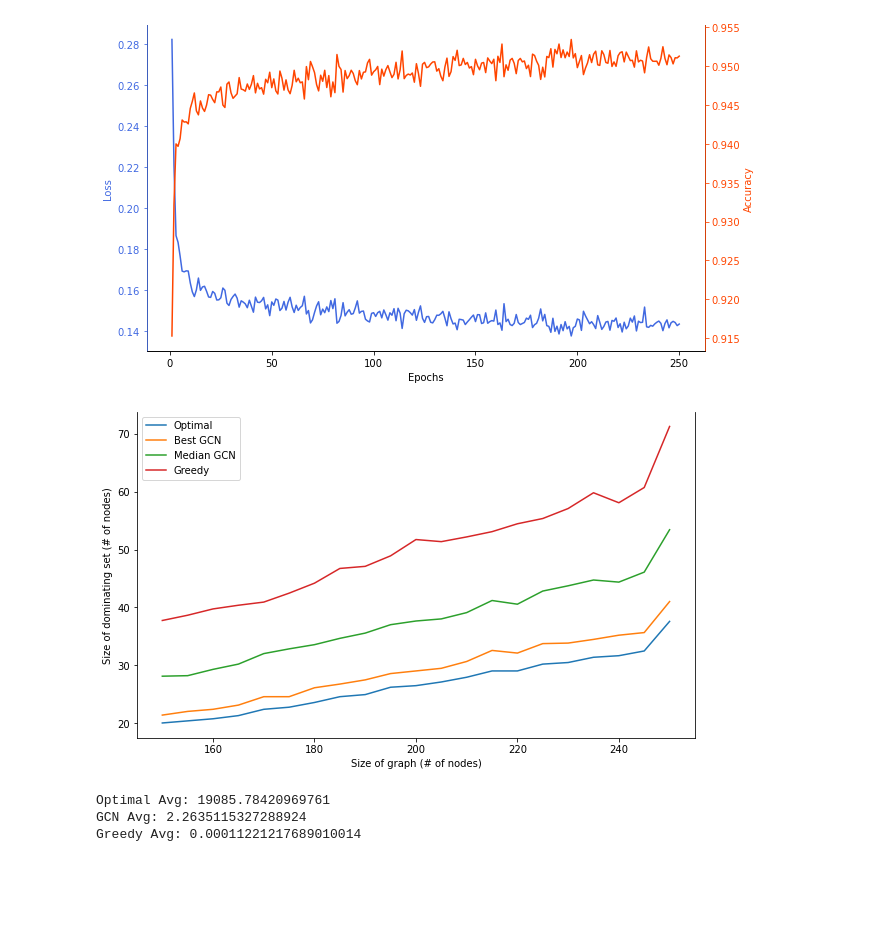
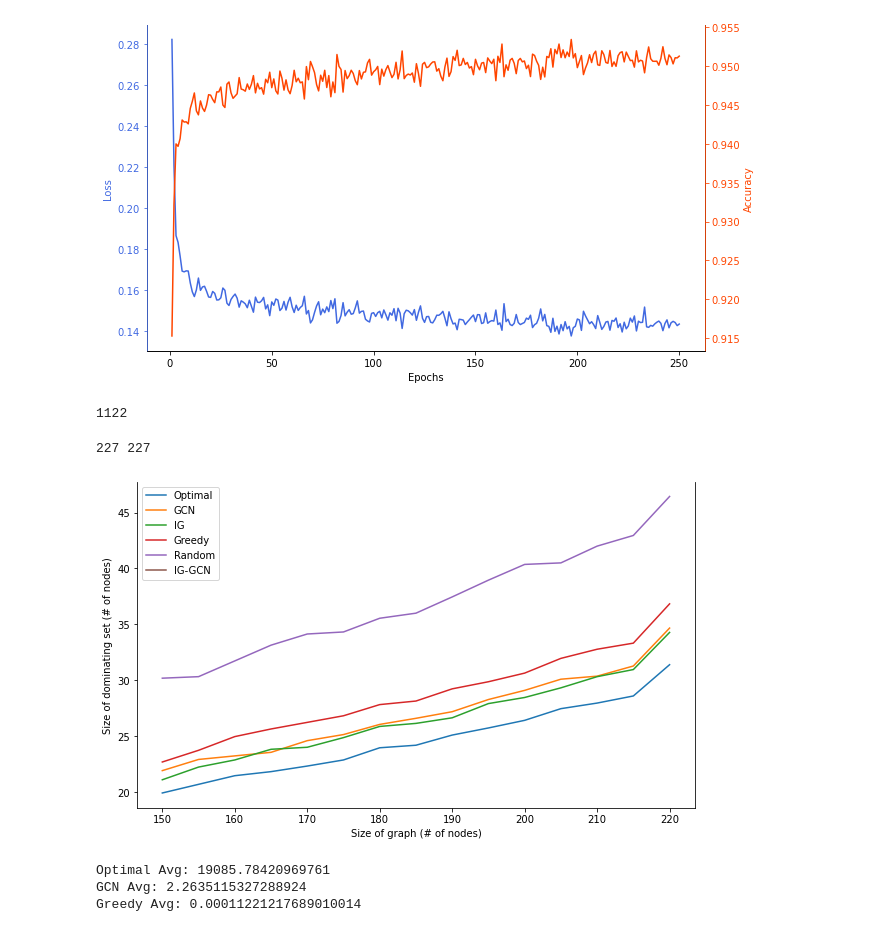
Before and after one commit to abi-kothapalli/MinimumDominatingSets, a Jupyter notebook: analysis.ipynb, the cells around one changed output. Cells and saved outputs as stored; diff of their text form; code cells hidden in the pictures; blank space fills up the shorter version.

```diff
--- a/analysis.ipynb
+++ b/analysis.ipynb
@@ -36,6 +36,19 @@ plt.savefig('loss-accuracy.png', dpi=500)
 plt.show()
 # %% [output]
 [figure]
+# %%
+from glob import glob
+
+all = glob("./data/*.mat")
+test = glob("./test/*.mat")
+
+len(all) - len(test)
+# %% [output]
+1122
+# %%
+print(len(glob("./data/2*.mat")), len(glob("./test/*.mat")))
+# %% [output]
+227 227
 # %%
 import matplotlib.pyplot as plt
 import json
@@ -44,68 +57,74 @@ from statistics import mean
 
 data = None
 
-files = ['./final-results.json', './final-extend-results.json']
+files = ['./test-results-NO-SUPPORTS-GCN.json', './extend-results-ig-gcn.json']
 plot_num = 0
-output_file = 'performance.png' if plot_num == 0 else 'performance-extend.png'
+output_file = './results/test-performance.png' if plot_num == 0 else './results/extend-performance.png'
 
 with open(files[plot_num], 'r') as f:
     data = json.load(f)
 
-
-
 gamma = defaultdict(list)
-best = defaultdict(list)
-median = defaultdict(list)
+gcn = defaultdict(list)
+ig = defaultdict(list)
 greedy = defaultdict(list)
-
+random = defaultdict(list)
+ig_gcn = defaultdict(list)
 
 for graph in data:
-
     proc = graph.split('_')
     nodes = int(proc[0]) if plot_num == 1 else int(proc[1][1:])
 
     if plot_num == 0:
         gamma[nodes].append(data[graph]["gamma"])
 
-    best[nodes].append(data[graph]["best"])
-    median[nodes].append(data[graph]["median"])
+    gcn[nodes].append(data[graph]["best_gcn"])
+    ig[nodes].append(data[graph]["iterative_greedy"])
     greedy[nodes].append(data[graph]["greedy"])
+    random[nodes].append(data[graph]["random"])
+    # ig_gcn[nodes].append(data[graph]["ig_gcn"])
 
 
-for size in best:
+for size in gcn:
     if plot_num == 0:
         gamma[size] = mean(gamma[size])
-    best[size] = mean(best[size])
-    median[size] = mean(median[size])
+    gcn[size] = mean(gcn[size])
+    ig[size] = mean(ig[size])
     greedy[size] = mean(greedy[size])
+    random[size] = mean(random[size])
+    # ig_gcn[size] = mean(ig_gcn[size])
 
 if plot_num == 0:
     gamma_graph = sorted(list(gamma.items()))
 
-best_graph = sorted(list(best.items()))
-median_graph = sorted(list(median.items()))
+gcn_graph = sorted(list(gcn.items()))
+ig_graph = sorted(list(ig.items()))
 greedy_graph = sorted(list(greedy.items()))
+random_graph = sorted(list(random.items()))
+ig_gcn_graph = sorted(list(ig_gcn.items()))
 
 
 fig = plt.figure(figsize=(10,6))
 ax = fig.gca()
 ax.spines['top'].set_visible(False)
 
 if plot_num == 0:
     plt.plot([x[0] for x in gamma_graph], [x[1] for x in gamma_graph], label="Optimal")
 
-plt.plot([x[0] for x in best_graph], [x[1] for x in best_graph], label = "Best GCN")
-plt.plot([x[0] for x in median_graph], [x[1] for x in median_graph], label="Median GCN")
+plt.plot([x[0] for x in gcn_graph], [x[1] for x in gcn_graph], label = "GCN")
+plt.plot([x[0] for x in ig_graph], [x[1] for x in ig_graph], label="IG")
 plt.plot([x[0] for x in greedy_graph], [x[1] for x in greedy_graph], label="Greedy")
+plt.plot([x[0] for x in random_graph], [x[1] for x in random_graph], label="Random")
+plt.plot([x[0] for x in ig_gcn_graph], [x[1] for x in ig_gcn_graph], label="IG-GCN")
 
 plt.xlabel('Size of graph (# of nodes)')
 plt.ylabel('Size of dominating set (# of nodes)')
 plt.legend()
 
 plt.savefig(output_file, dpi=500)
 plt.show()
 # %% [output]
-[figure, old version]
+[figure, new version]
 # %%
 import scipy.io as sio
 
```
Also changed, not shown: 8 other files.
